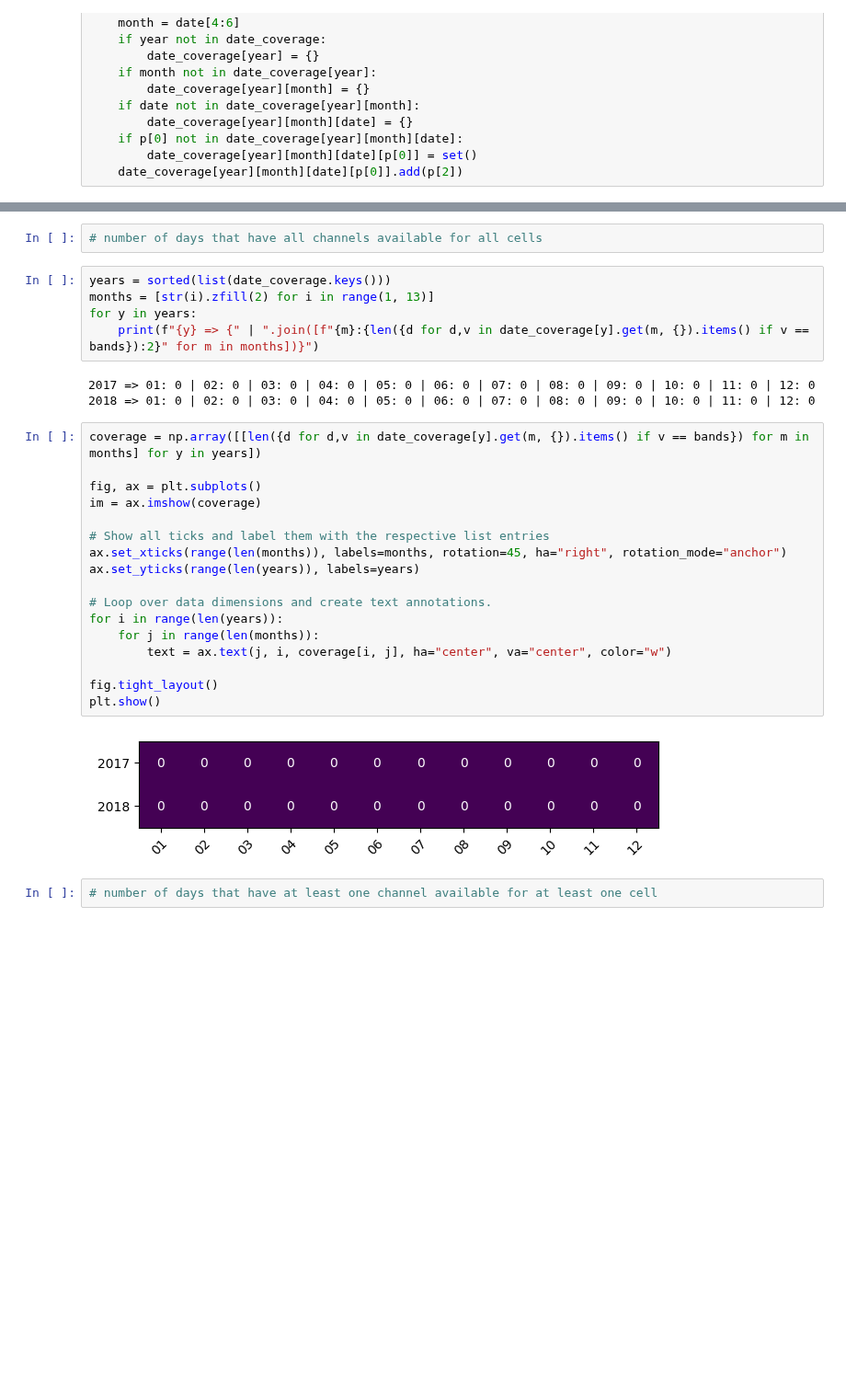
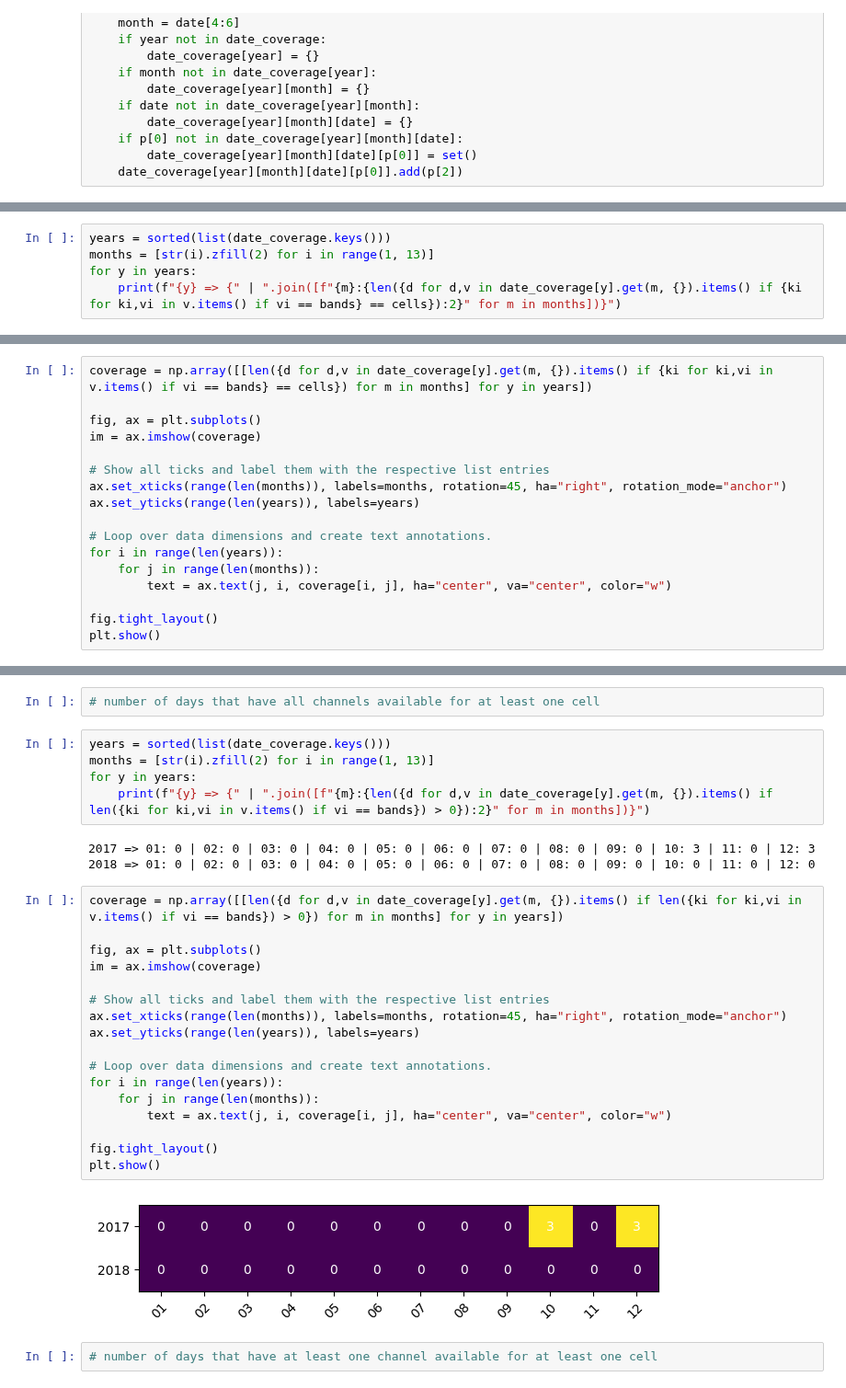
Before and after one commit to kristapsbe/bulbulis, a Jupyter notebook: notebooks/20250404_date_verif.ipynb, the cells around one changed output, grey strips where cells are left out. Shown at 92% size. Cells and saved outputs as stored; diff of their text form; blank space fills up the shorter version.

```diff
--- a/notebooks/20250404_date_verif.ipynb
+++ b/notebooks/20250404_date_verif.ipynb
@@ -28,0 +31,5 @@ for p in parts:
+# %%
+years = sorted(list(date_coverage.keys()))
+months = [str(i).zfill(2) for i in range(1, 13)]
+for y in years:
+    print(f"{y} => {" | ".join([f"{m}:{len({d for d,v in date_coverage[y].get(m, {}).items() if {ki for ki,vi in v.items() if vi == bands} == cells}):2}" for m in months])}")
@@ -28,0 +39,17 @@ for p in parts:
+# %%
+coverage = np.array([[len({d for d,v in date_coverage[y].get(m, {}).items() if {ki for ki,vi in v.items() if vi == bands} == cells}) for m in months] for y in years])
+
+fig, ax = plt.subplots()
+im = ax.imshow(coverage)
+
+# Show all ticks and label them with the respective list entries
+ax.set_xticks(range(len(months)), labels=months, rotation=45, ha="right", rotation_mode="anchor")
+ax.set_yticks(range(len(years)), labels=years)
+
+# Loop over data dimensions and create text annotations.
+for i in range(len(years)):
+    for j in range(len(months)):
+        text = ax.text(j, i, coverage[i, j], ha="center", va="center", color="w")
+
+fig.tight_layout()
+plt.show()
@@ -29,32 +58,32 @@ for p in parts:
 # %%
-# number of days that have all channels available for all cells
+# number of days that have all channels available for at least one cell
 # %%
 years = sorted(list(date_coverage.keys()))
 months = [str(i).zfill(2) for i in range(1, 13)]
 for y in years:
-    print(f"{y} => {" | ".join([f"{m}:{len({d for d,v in date_coverage[y].get(m, {}).items() if v == bands}):2}" for m in months])}")
+    print(f"{y} => {" | ".join([f"{m}:{len({d for d,v in date_coverage[y].get(m, {}).items() if len({ki for ki,vi in v.items() if vi == bands}) > 0}):2}" for m in months])}")
 # %% [output]
-2017 => 01: 0 | 02: 0 | 03: 0 | 04: 0 | 05: 0 | 06: 0 | 07: 0 | 08: 0 | 09: 0 | 10: 0 | 11: 0 | 12: 0
+2017 => 01: 0 | 02: 0 | 03: 0 | 04: 0 | 05: 0 | 06: 0 | 07: 0 | 08: 0 | 09: 0 | 10: 3 | 11: 0 | 12: 3
 2018 => 01: 0 | 02: 0 | 03: 0 | 04: 0 | 05: 0 | 06: 0 | 07: 0 | 08: 0 | 09: 0 | 10: 0 | 11: 0 | 12: 0
 # %%
-coverage = np.array([[len({d for d,v in date_coverage[y].get(m, {}).items() if v == bands}) for m in months] for y in years])
+coverage = np.array([[len({d for d,v in date_coverage[y].get(m, {}).items() if len({ki for ki,vi in v.items() if vi == bands}) > 0}) for m in months] for y in years])
 
 fig, ax = plt.subplots()
 im = ax.imshow(coverage)
 
 # Show all ticks and label them with the respective list entries
 ax.set_xticks(range(len(months)), labels=months, rotation=45, ha="right", rotation_mode="anchor")
 ax.set_yticks(range(len(years)), labels=years)
 
 # Loop over data dimensions and create text annotations.
 for i in range(len(years)):
     for j in range(len(months)):
         text = ax.text(j, i, coverage[i, j], ha="center", va="center", color="w")
 
 fig.tight_layout()
 plt.show()
 # %% [output]
-[figure, old version]
+[figure, new version]
 # %%
 # number of days that have at least one channel available for at least one cell
 # %%
```
Also changed, not shown: parts of 5 cells of this notebook.
